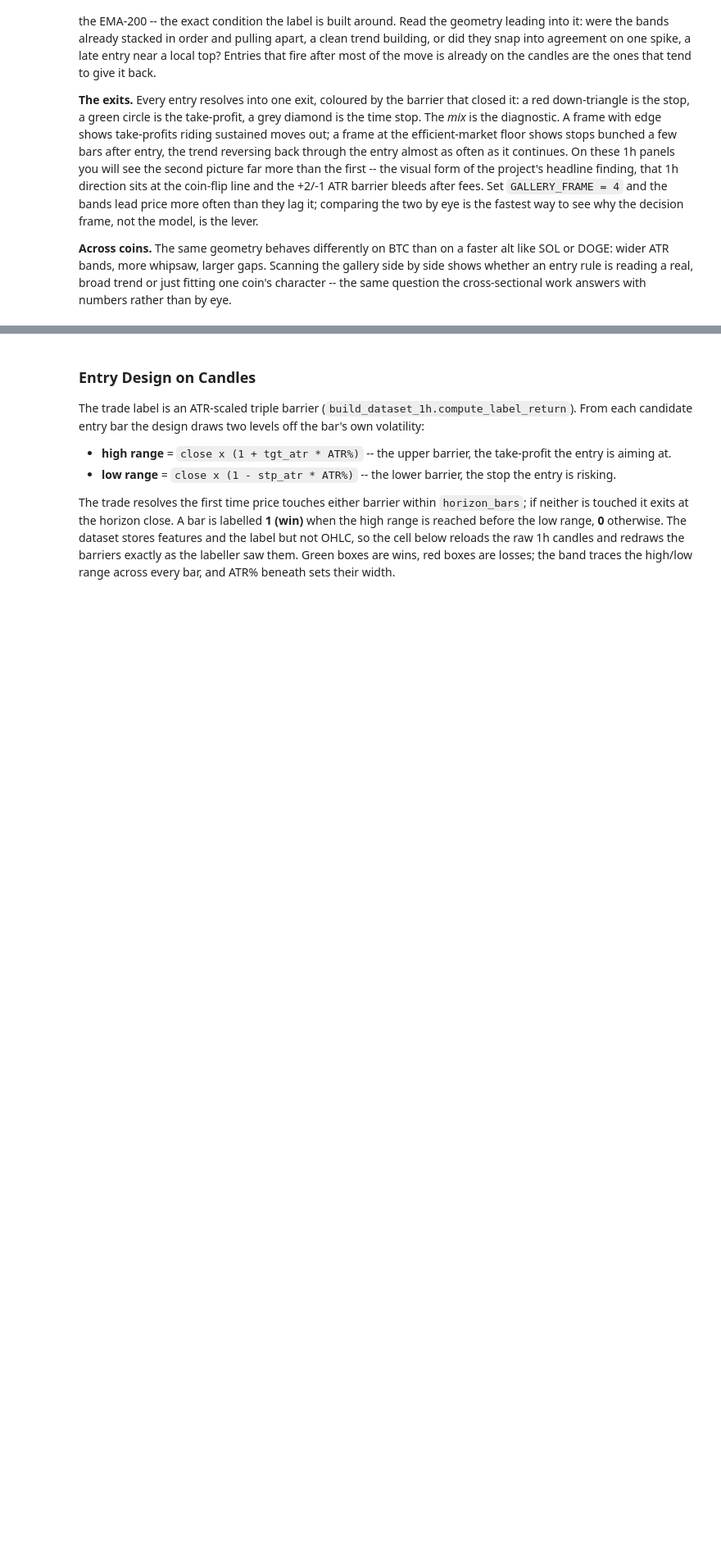
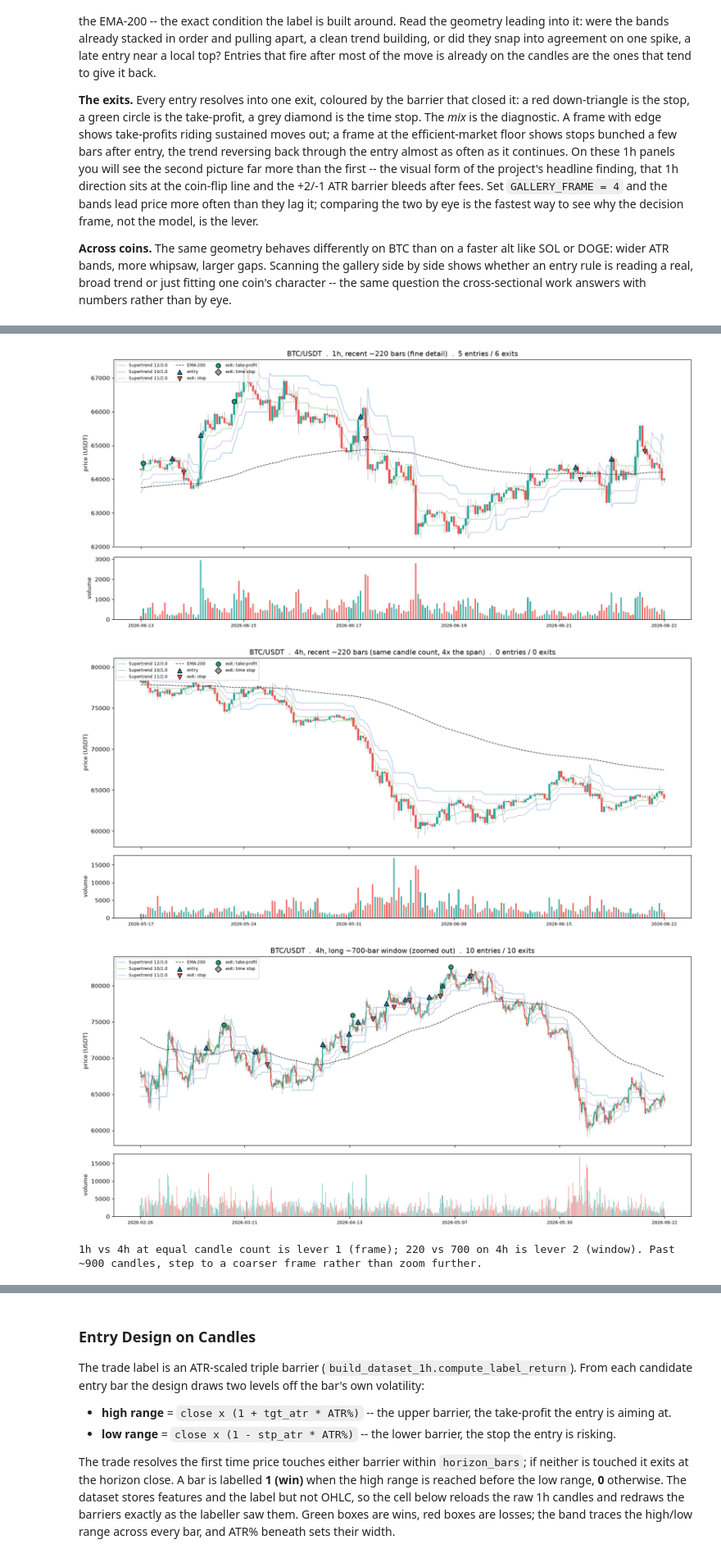
Before and after one commit to seamusrobertmurphy/swing-trader, a Jupyter notebook: 03-trader-execution/03-trader-execution.ipynb, the cells around one changed output, grey strips where cells are left out. Shown at 82% size. Saved outputs shown, nothing was run; the diff lists cells and outputs as text; code cells hidden in the pictures; blank space fills up the shorter version.

```diff
--- a/03-trader-execution/03-trader-execution.ipynb
+++ b/03-trader-execution/03-trader-execution.ipynb
@@ -741,0 +894,22 @@ cross-sectional work answers with numbers rather than by eye.
+# %%
+# --- The same rule at different timeline lengths -----------------------------------------
+# Lever 1: change frame (1h -> 4h) keeps the candle count but multiplies the span at equal legibility.
+# Lever 2: widen the window on one frame. hist_setup / hist_panel come from the across-years cell
+# above, so run that one first.
+_prev_frame = bd.INTERVAL_HOURS
+try:
+    for frame, nbars, tag in [(1, 220, "1h, recent ~220 bars (fine detail)"),
+                              (4, 220, "4h, recent ~220 bars (same candle count, 4x the span)")]:
+        H = hist_setup(HIST_SYMBOL, frame); n = len(H["o"])
+        hist_panel(H, n - nbars, n - 1, f"{HIST_SYMBOL}  .  {tag}")
+    H = hist_setup(HIST_SYMBOL, 4); n = len(H["o"])              # lever 2: long window, same 4h frame
+    hist_panel(H, n - 700, n - 1, f"{HIST_SYMBOL}  .  4h, long ~700-bar window (zoomed out)")
+    print("1h vs 4h at equal candle count is lever 1 (frame); 220 vs 700 on 4h is lever 2 (window). "
+          "Past ~900 candles, step to a coarser frame rather than zoom further.")
+finally:
+    bd.configure(_prev_frame)
+# %% [output]
+[figure, added]
+[figure, added]
+[figure, added]
+1h vs 4h at equal candle count is lever 1 (frame); 220 vs 700 on 4h is lever 2 (window). Past ~900 candles, step to a coarser frame rather than zoom further.
```
Also changed, not shown: parts of 8 cells of this notebook, 2 other files.
